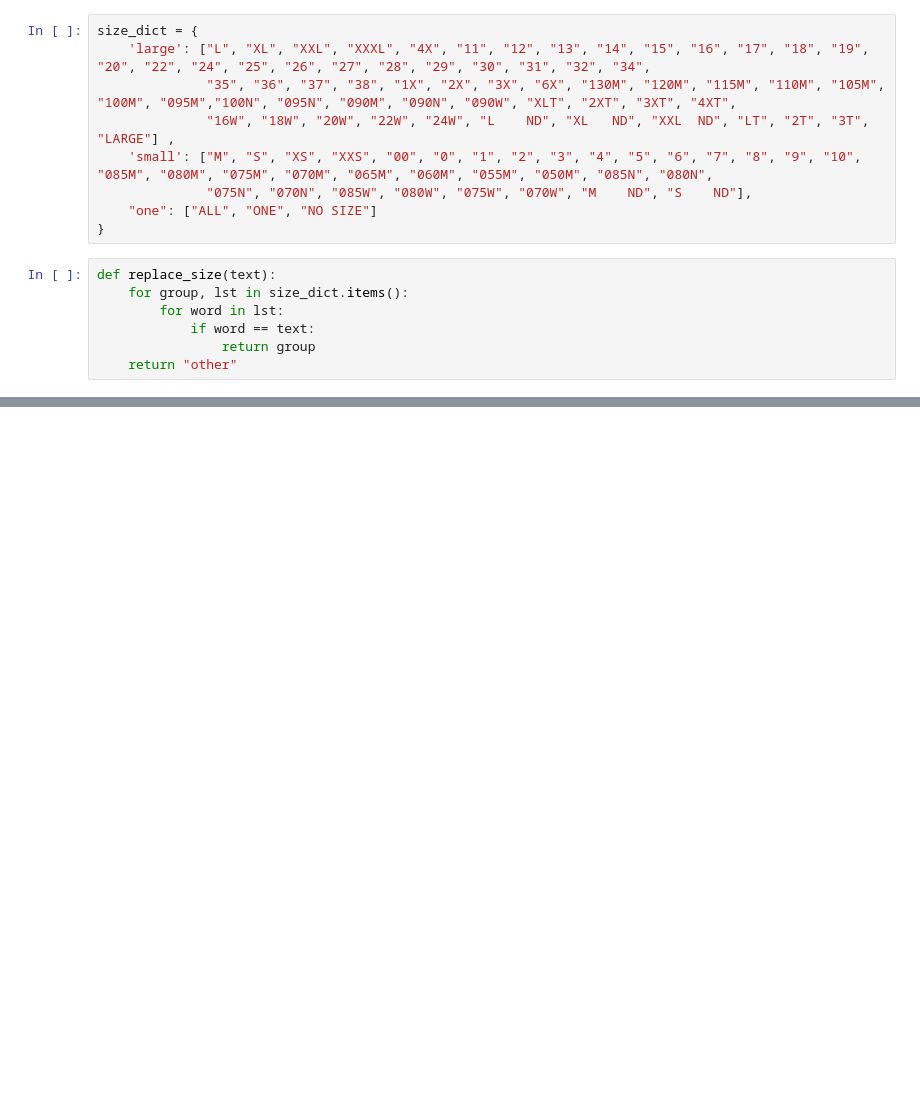
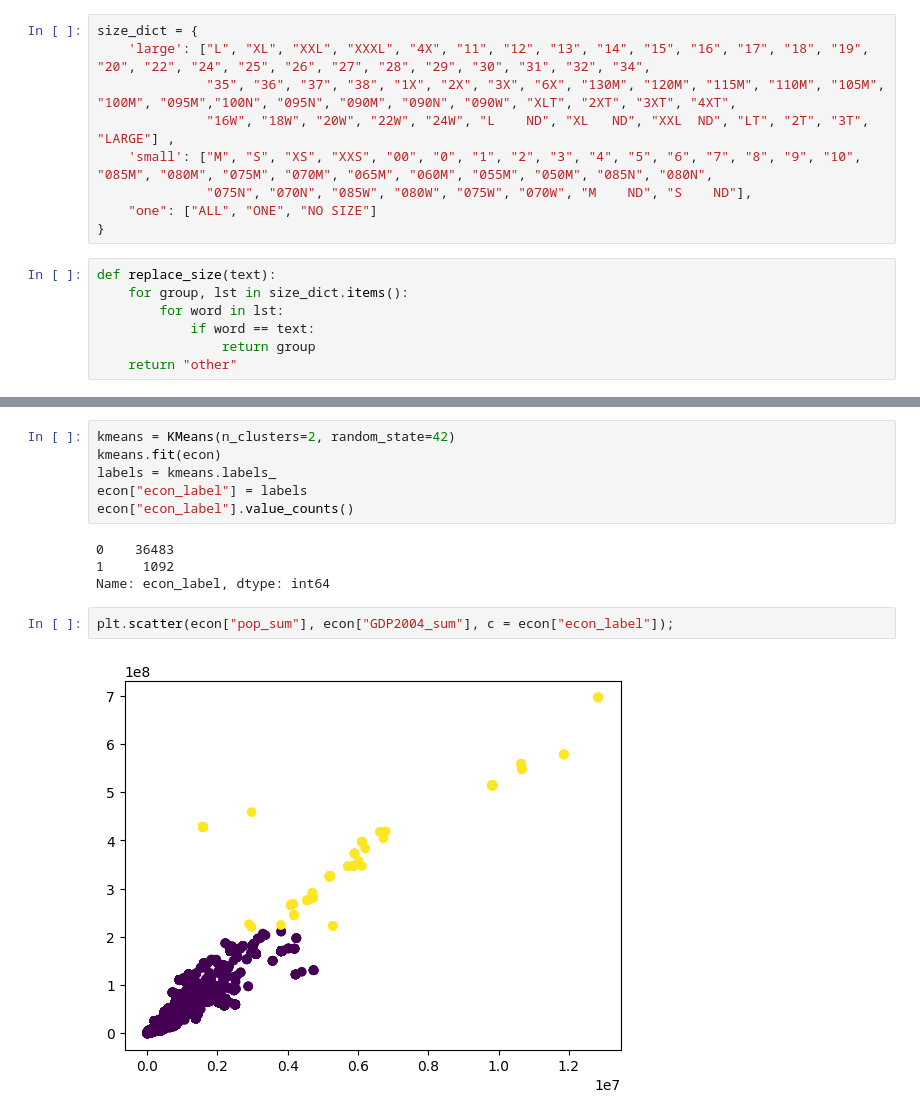
Before and after one commit to Marklong7/Dillard_return_forecasting, a Jupyter notebook: features.ipynb, the cells around one changed output, grey strips where cells are left out. Drawn from its saved outputs; the diff is of its cells as text; blank space fills up the shorter version.

```diff
--- a/features.ipynb
+++ b/features.ipynb
@@ -186,0 +258,14 @@ df.head()
+# %%
+kmeans = KMeans(n_clusters=2, random_state=42)
+kmeans.fit(econ)
+labels = kmeans.labels_
+econ["econ_label"] = labels
+econ["econ_label"].value_counts()
+# %% [output]
+0    36483
+1     1092
+Name: econ_label, dtype: int64
+# %%
+plt.scatter(econ["pop_sum"], econ["GDP2004_sum"], c = econ["econ_label"]);
+# %% [output]
+[figure, added]
```
Also changed, not shown: parts of 42 cells of this notebook.
